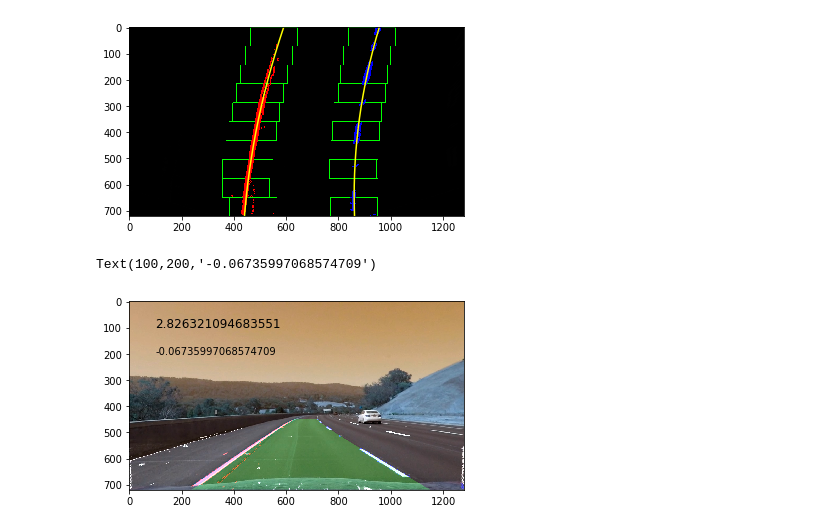
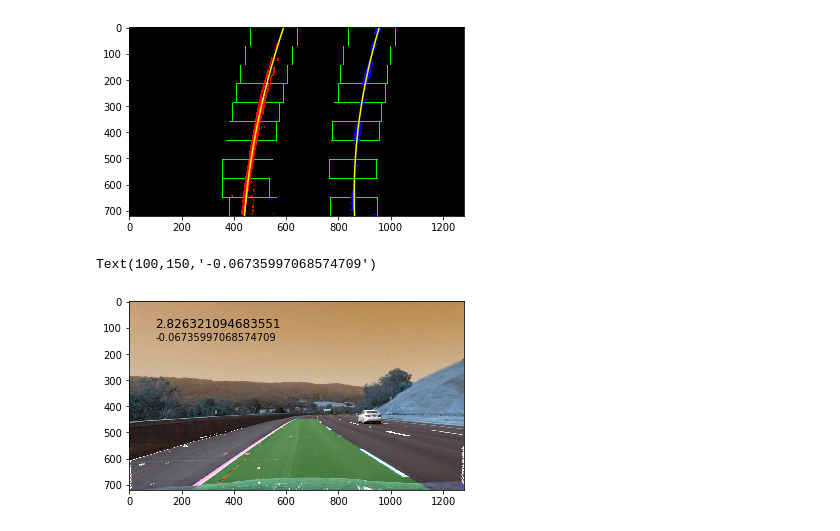
Before and after one commit to Ricram2/Advanced-Lane-Lines-Detction-CarND-, a Jupyter notebook: CarND-Advanced-Lane-Lines-ricram2/examples/Pipeline.ipynb, the cells around one changed output. Drawn from its saved outputs; the diff is of its cells as text; code cells hidden in the pictures.

```diff
--- a/CarND-Advanced-Lane-Lines-ricram2/examples/Pipeline.ipynb
+++ b/CarND-Advanced-Lane-Lines-ricram2/examples/Pipeline.ipynb
@@ -412,33 +412,33 @@ average_km = average/1000
 # %%
 def unwraping(img):
 
     img_size = (img.shape[1], img.shape[0])
     #Source coord
     src = np.float32(
     [[600,450],#Upper left
      [730,450],# Upper Right
      [200,720], #Bottom left
      [1240,720] # Bottom right
     ])
 
     #Desired coord
 
     dst = np.float32(
     [[460,0],
      [990,0],
      [420,720],#punto ancla inferiror
      [900,720]#punto ancla inferiror
     ])
 
     M = cv2.getPerspectiveTransform(dst, src)
     unwarped = cv2.warpPerspective(img, M, img_size, flags=cv2.INTER_LINEAR)
 
     return unwarped
 
 consolidated = cv2.addWeighted(unwraping(result), 0.8, dst, 1, 0)
 plt.imshow(consolidated)
 plt.text(100, 100, average_km, fontsize=12)
-plt.text(100,200, offset, fontsize=10)
+plt.text(100, 150, offset, fontsize=10)
 # %% [output]
-Text(100,200,'-0.06735997068574709')
+Text(100,150,'-0.06735997068574709')
-[figure, old version]
+[figure, new version]
```
